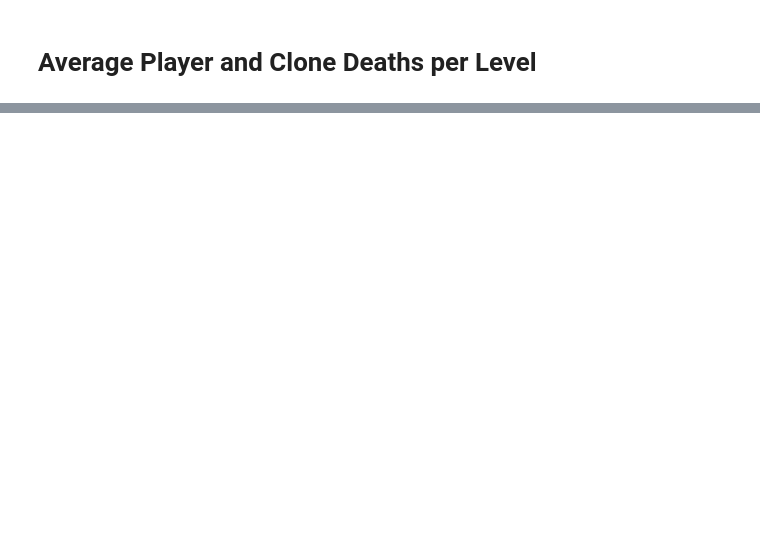
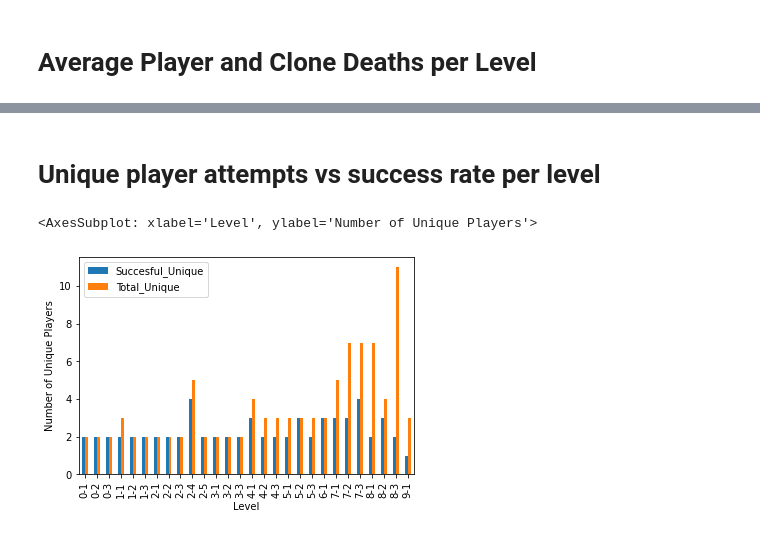
Before and after one commit to VinayGupta23/alter-ego-game, a Jupyter notebook: alterego_gforms_analytics.ipynb, the cells around one changed output, grey strips where cells are left out. Cells and saved outputs as stored; diff of their text form; code cells hidden in the pictures; blank space fills up the shorter version.

```diff
--- a/alterego_gforms_analytics.ipynb
+++ b/alterego_gforms_analytics.ipynb
@@ -72,0 +77,15 @@ deathsAvgLeveldf.plot(x = 'level', secondary_y = 'cloneDeaths', kind = 'bar')
+# %% [markdown]
+# Unique player attempts vs success rate per level
+# %%
+successAttempts = df[(df['PlayerDeaths'] == 0) & (df['Restarts'] == 0)]
+failAttempts = df[(df['PlayerDeaths'] != 0) | (df['Restarts'] != 0)]
+df1 = successAttempts.groupby(['Level']).aggregate({"SessionID": lambda x: x.nunique()}).reset_index()
+df2 = df.groupby(['Level']).aggregate({"SessionID": lambda x: x.nunique()}).reset_index()
+df3 = pd.merge(df1, df2, on='Level')
+df3.columns = ['Level', 'Succesful_Unique', 'Total_Unique']
+df3["Percentage_Succes"] = (df3['Succesful_Unique'] / df3['Total_Unique']) * 100
+df3['Percentage_Succes'] = df3['Percentage_Succes'].apply(lambda x: float("{:.2f}".format(x)))
+df3.plot(x = 'Level', y = ['Succesful_Unique', 'Total_Unique'], ylabel = "Number of Unique Players", kind = 'bar')
+# %% [output]
+<AxesSubplot: xlabel='Level', ylabel='Number of Unique Players'>
+[figure, added]
```
Also changed, not shown: parts of 23 cells of this notebook, 1 other file.
